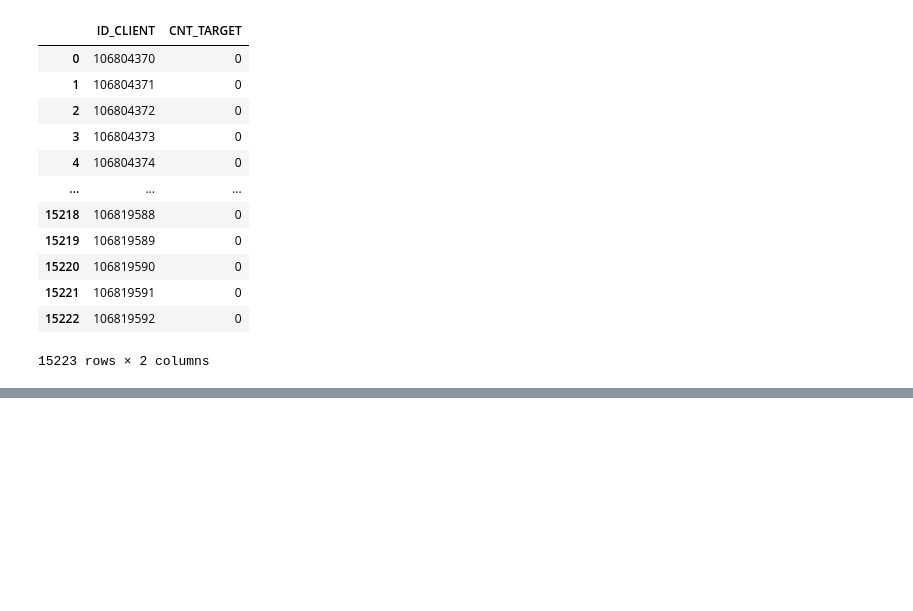
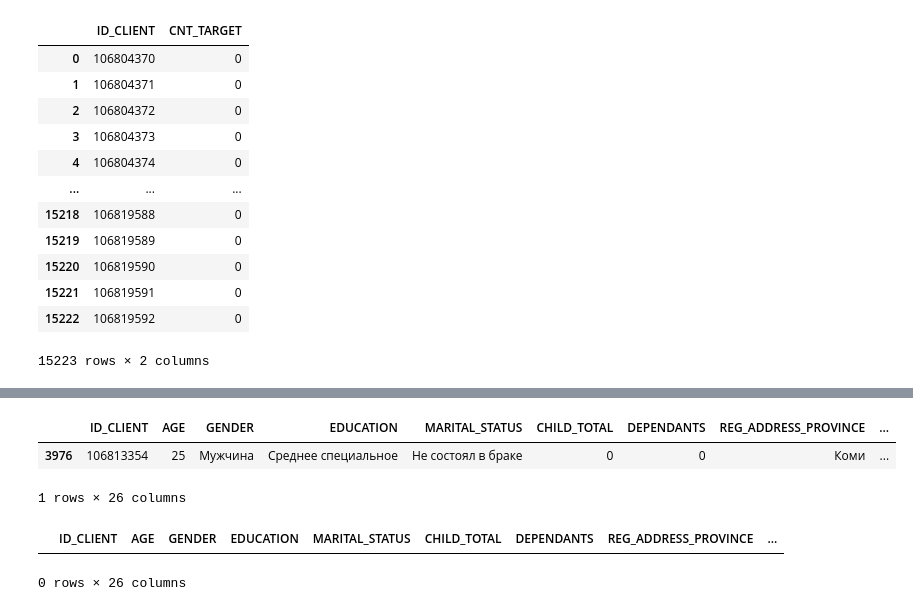
Before and after one commit to NGeraskina/Client_EDA_Streamlit, a Jupyter notebook: data/prepare_data.ipynb, the cells around one changed output, grey strips where cells are left out. Drawn from its saved outputs; the diff is of its cells as text; code cells hidden in the pictures; blank space fills up the shorter version.

```diff
--- a/data/prepare_data.ipynb
+++ b/data/prepare_data.ipynb
@@ -85,7 +86,7 @@ df_target
 | 15222 | 106819592 | 0 |
 15223 rows × 2 columns
 # %%
-df_clients = df_clients.merge(df_target, how = 'left', on = 'ID_CLIENT').merge(df_loan, how = 'left', on = 'ID_CLIENT')
+df_clients = df_clients.merge(df_target, how = 'left', on = 'ID_CLIENT').merge(df_loan_new, how = 'left', on = 'ID_CLIENT')
 df_clients
 # %% [output]
 |  | ID_CLIENT | AGE | GENDER | EDUCATION | MARITAL_STATUS | CHILD_TOTAL | DEPENDANTS | SOCSTATUS_WORK_FL | ... |
@@ -164,0 +166,7 @@ df_clients[df_clients.PERSONAL_INCOME<1000]
+# %%
+# проверю выбросы во времени работы на текущем месте: человек не может работать больше, чем (возраст-15 лет)*365
+df_clients[df_clients.WORK_TIME>((df_clients.AGE - 15)*365)]
+# %% [output]
+|  | ID_CLIENT | AGE | GENDER | EDUCATION | MARITAL_STATUS | CHILD_TOTAL | DEPENDANTS | REG_ADDRESS_PROVINCE | ... |
+| 3976 | 106813354 | 25 | Мужчина | Среднее специальное | Не состоял в браке | 0 | 0 | Коми | ... |
+1 rows × 26 columns
@@ -165,2 +175,8 @@ df_clients[df_clients.PERSONAL_INCOME<1000]
+# %%
+# проверю есть ли люди, у который закрытых кредитов больше чем кол-во кредитов
+df_clients[df_clients.CNT_LOANS < df_clients.CLOSED_LOANS]
+# %% [output]
+|  | ID_CLIENT | AGE | GENDER | EDUCATION | MARITAL_STATUS | CHILD_TOTAL | DEPENDANTS | REG_ADDRESS_PROVINCE | ... |
+0 rows × 26 columns
 # %%
 df_clients.to_csv('clients.csv')
```
Also changed, not shown: parts of 10 cells of this notebook, 2 other files.
